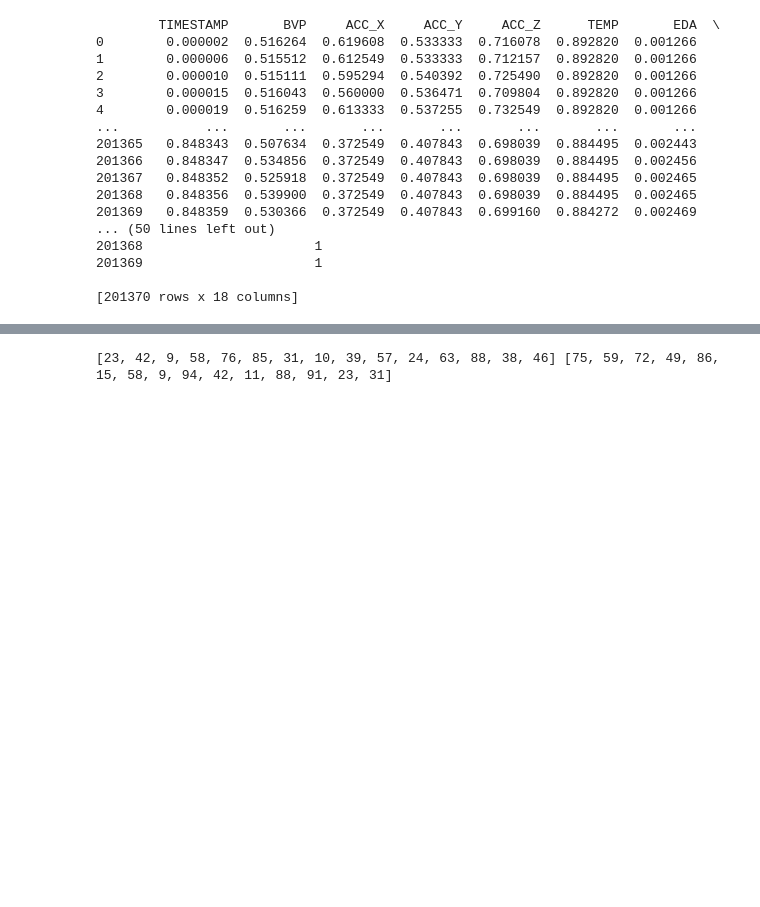
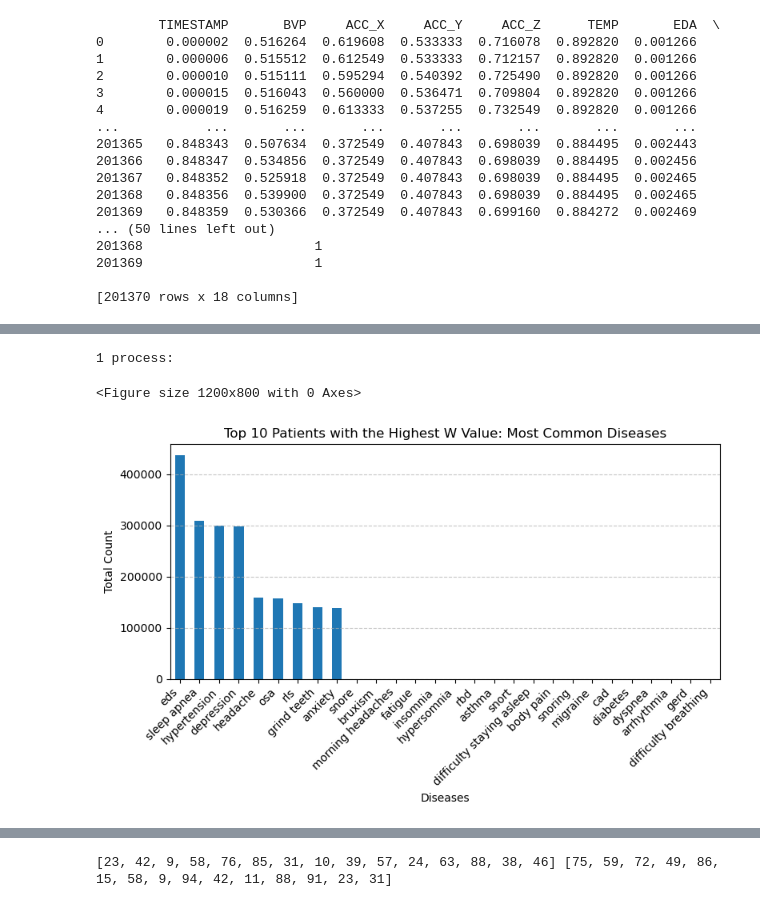
Before and after one commit to UfukCefaker/Sleep-Stage-Estimation, a Jupyter notebook: Training_Models.ipynb, the cells around one changed output, grey strips where cells are left out. Saved outputs shown, nothing was run; the diff lists cells and outputs as text; code cells hidden in the pictures; blank space fills up the shorter version.

```diff
--- a/Training_Models.ipynb
+++ b/Training_Models.ipynb
@@ -273,0 +347,43 @@ print(train_set2["S002"])
+# %%
+import matplotlib.pyplot as plt
+import pandas as pd
+from tqdm import tqdm
+
+# Hastalıklar listesi
+conditions = [
+    'asthma', 'body pain', 'gerd', 'hypertension', 'sleep apnea', 'arrhythmia',
+    'depression', 'dyspnea', 'diabetes', 'cad', 'anxiety', 'migraine',
+    'osa', 'snoring', 'difficulty breathing', 'difficulty staying asleep',
+    'snort', 'rls', 'eds', 'rbd', 'hypersomnia', 'grind teeth', 'insomnia',
+    'fatigue', 'morning headaches', 'bruxism', 'snore', 'headache'
+]
+
+# train_set1 içinde W değeri en fazla olan ilk 10 hastayı bul
+w_counts = {patient: data["Sleep_Stage"].value_counts().get("W", 0) for patient, data in train_set1.items()}
+top_10_patients = sorted(w_counts, key=w_counts.get, reverse=True)[:10]
+print("1 process:")
+# Bu hastalardaki hastalık durumlarını birleştir
+condition_counts = {condition: 0 for condition in conditions}
+
+for patient in top_10_patients:
+    for condition in conditions:
+        if condition in train_set1[patient].columns:  # Eğer hastalık sütunu varsa
+            condition_counts[condition] += train_set1[patient][condition].sum()
+
+# Hastalık durumlarını sıralı bir şekilde DataFrame'e çevir
+condition_df = pd.DataFrame.from_dict(condition_counts, orient='index', columns=['Count']).sort_values(by='Count', ascending=False)
+
+# Görselleştirme
+plt.figure(figsize=(12, 8))
+condition_df.plot(kind='bar', legend=False, figsize=(8, 5))  # Aynı figsize burada da kullanılabilir
+plt.title("Top 10 Patients with the Highest W Value: Most Common Diseases")
+plt.xlabel("Diseases")
+plt.ylabel("Total Count")
+plt.xticks(rotation=45, ha='right')
+plt.tight_layout()
+plt.grid(axis='y', linestyle='--', alpha=0.7)
+plt.show()
+# %% [output]
+1 process:
+<Figure size 1200x800 with 0 Axes>
+[figure, added]
```
Also changed, not shown: parts of 78 cells of this notebook.
